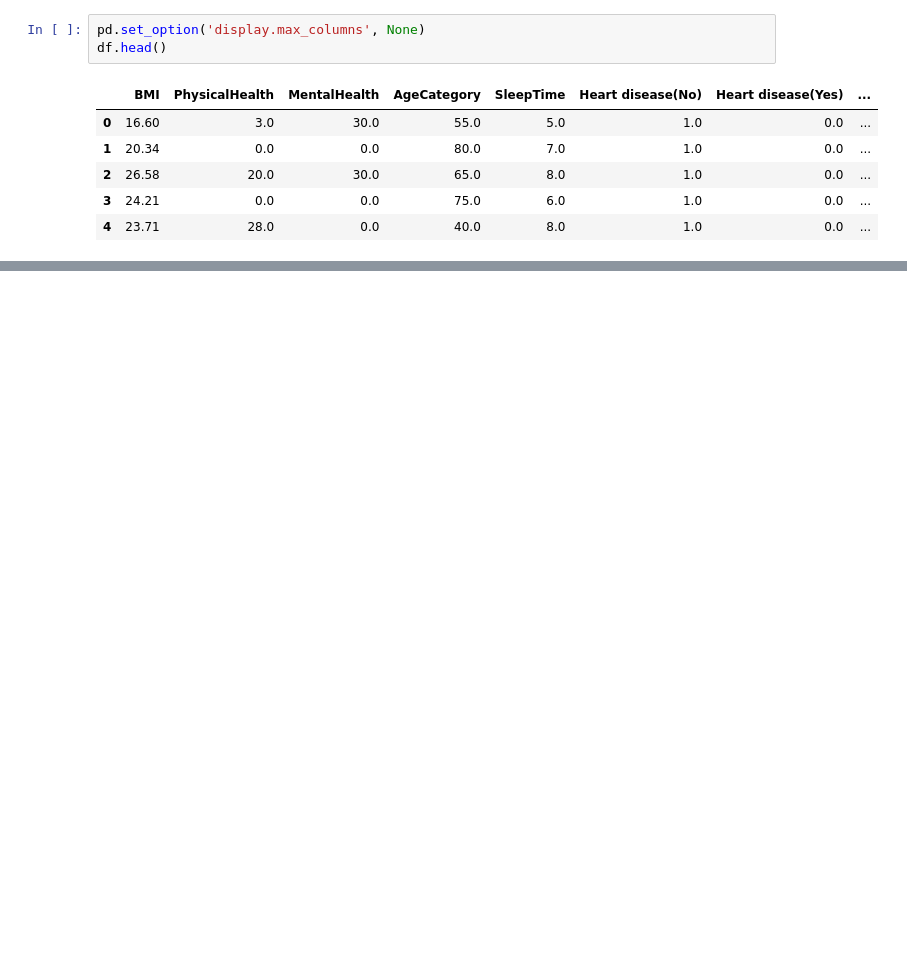
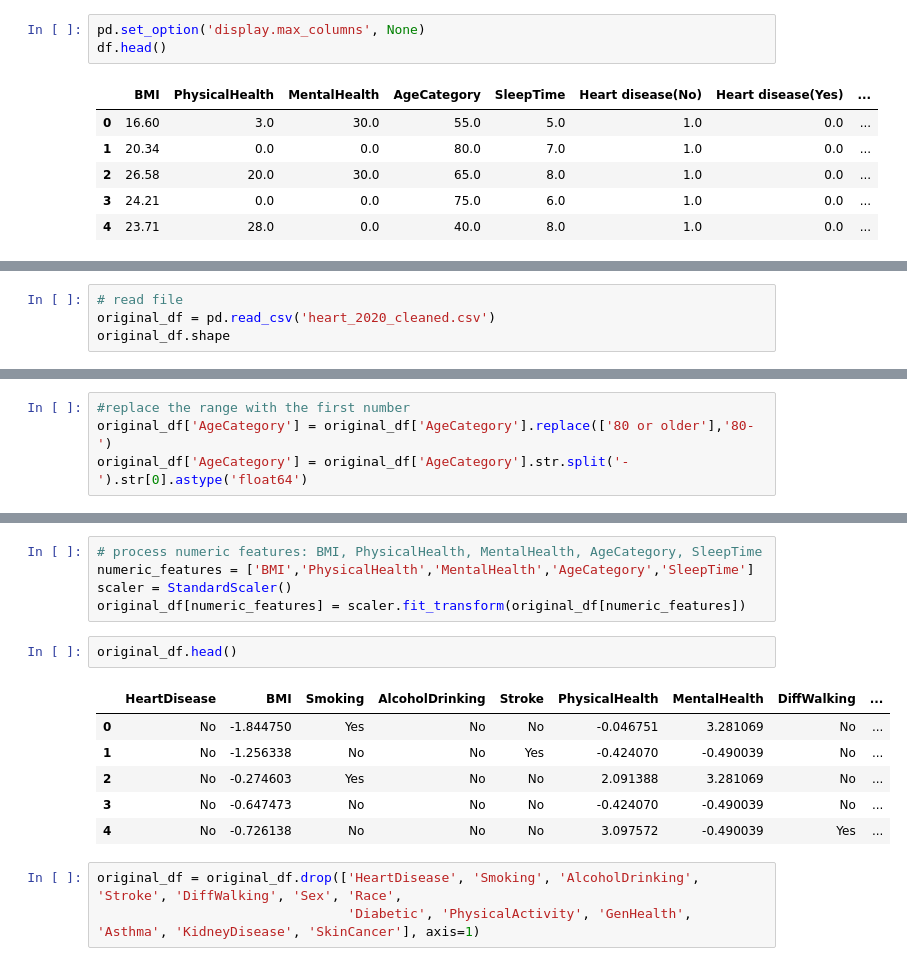
Before and after one commit to COGS118A/Group011-Sp22, a Jupyter notebook: Data Cleaning.ipynb, the cells around one changed output, grey strips where cells are left out. Saved outputs shown, nothing was run; the diff lists cells and outputs as text; blank space fills up the shorter version.

```diff
--- a/Onehot encoding .ipynb
+++ b/Data Cleaning.ipynb
@@ -393,0 +405,4 @@ df.head()
+# %%
+# read file
+original_df = pd.read_csv('heart_2020_cleaned.csv')
+original_df.shape
@@ -393,0 +430,4 @@ df.head()
+# %%
+#replace the range with the first number
+original_df['AgeCategory'] = original_df['AgeCategory'].replace(['80 or older'],'80-')
+original_df['AgeCategory'] = original_df['AgeCategory'].str.split('-').str[0].astype('float64')
@@ -393,0 +443,17 @@ df.head()
+# %%
+# process numeric features: BMI, PhysicalHealth, MentalHealth, AgeCategory, SleepTime
+numeric_features = ['BMI','PhysicalHealth','MentalHealth','AgeCategory','SleepTime']
+scaler = StandardScaler()
+original_df[numeric_features] = scaler.fit_transform(original_df[numeric_features])
+# %%
+original_df.head()
+# %% [output]
+|  | HeartDisease | BMI | Smoking | AlcoholDrinking | Stroke | PhysicalHealth | MentalHealth | DiffWalking | ... |
+| 0 | No | -1.844750 | Yes | No | No | -0.046751 | 3.281069 | No | ... |
+| 1 | No | -1.256338 | No | No | Yes | -0.424070 | -0.490039 | No | ... |
+| 2 | No | -0.274603 | Yes | No | No | 2.091388 | 3.281069 | No | ... |
+| 3 | No | -0.647473 | No | No | No | -0.424070 | -0.490039 | No | ... |
+| 4 | No | -0.726138 | No | No | No | 3.097572 | -0.490039 | Yes | ... |
+# %%
+original_df = original_df.drop(['HeartDisease', 'Smoking', 'AlcoholDrinking', 'Stroke', 'DiffWalking', 'Sex', 'Race',
+                                'Diabetic', 'PhysicalActivity', 'GenHealth', 'Asthma', 'KidneyDisease', 'SkinCancer'], axis=1)
```
Also changed, not shown: parts of 13 cells of this notebook.
